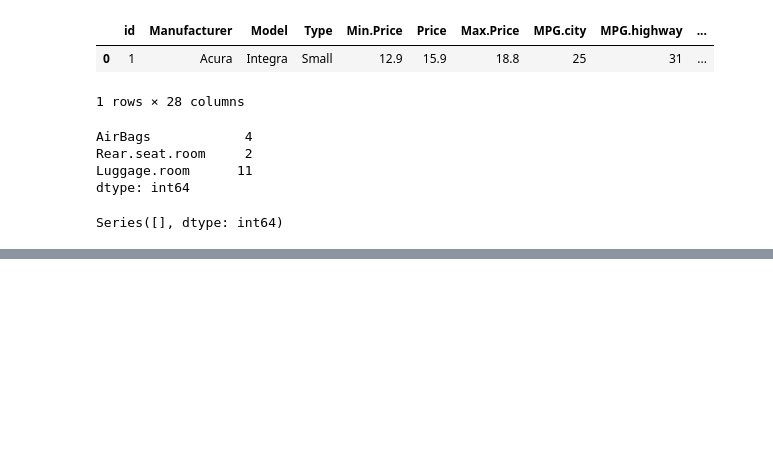
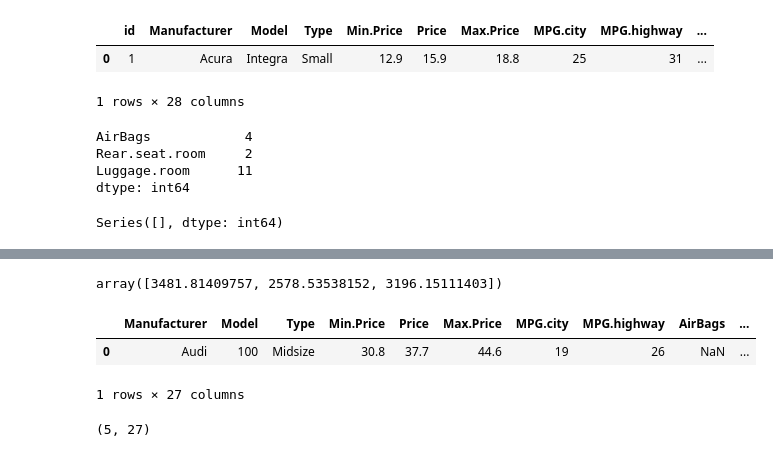
Before and after one commit to deanesh/ML-Wakad-Weekdays-5-7-pm-11th-Dec, a Jupyter notebook: 04_Automated_Preprocessing/Automated-Preprocessing-Practice.ipynb, the cells around one changed output, grey strips where cells are left out. Cells and saved outputs as stored; diff of their text form; code cells hidden in the pictures; blank space fills up the shorter version.

```diff
--- a/04_Automated_Preprocessing/Automated-Preprocessing-Practice.ipynb
+++ b/04_Automated_Preprocessing/Automated-Preprocessing-Practice.ipynb
@@ -104,0 +145,5 @@ pre.fit(xtrain)
+# %%
+#Step-6: Build Model
+from sklearn.linear_model import LinearRegression
+model = LinearRegression()
+model.fit(xtrain_pre, ytrain)
@@ -104,0 +206,3 @@ pre.fit(xtrain)
+# %%
+xnew_pre = pre.transform(xnew)
+xnew_pre.head(1)
@@ -104,0 +213,16 @@ pre.fit(xtrain)
+# %%
+preds = model.predict(xnew_pre)
+preds[0:3]
+# %% [output]
+array([3481.81409757, 2578.53538152, 3196.15111403])
+# %%
+xnew['Weight_Predicted'] = preds.round(2)
+xnew.head(1)
+# %% [output]
+|  | Manufacturer | Model | Type | Min.Price | Price | Max.Price | MPG.city | MPG.highway | AirBags | ... |
+| 0 | Audi | 100 | Midsize | 30.8 | 37.7 | 44.6 | 19 | 26 | NaN | ... |
+1 rows × 27 columns
+# %%
+xnew.shape
+# %% [output]
+(5, 27)
```
Also changed, not shown: parts of 18 cells of this notebook.
